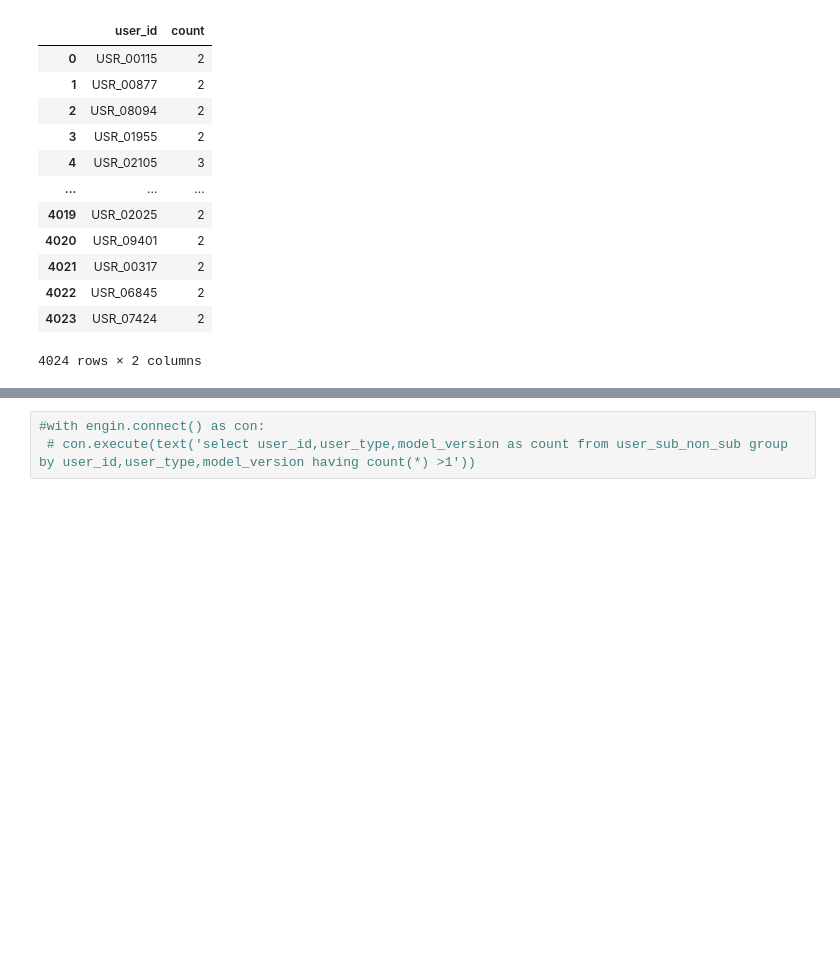
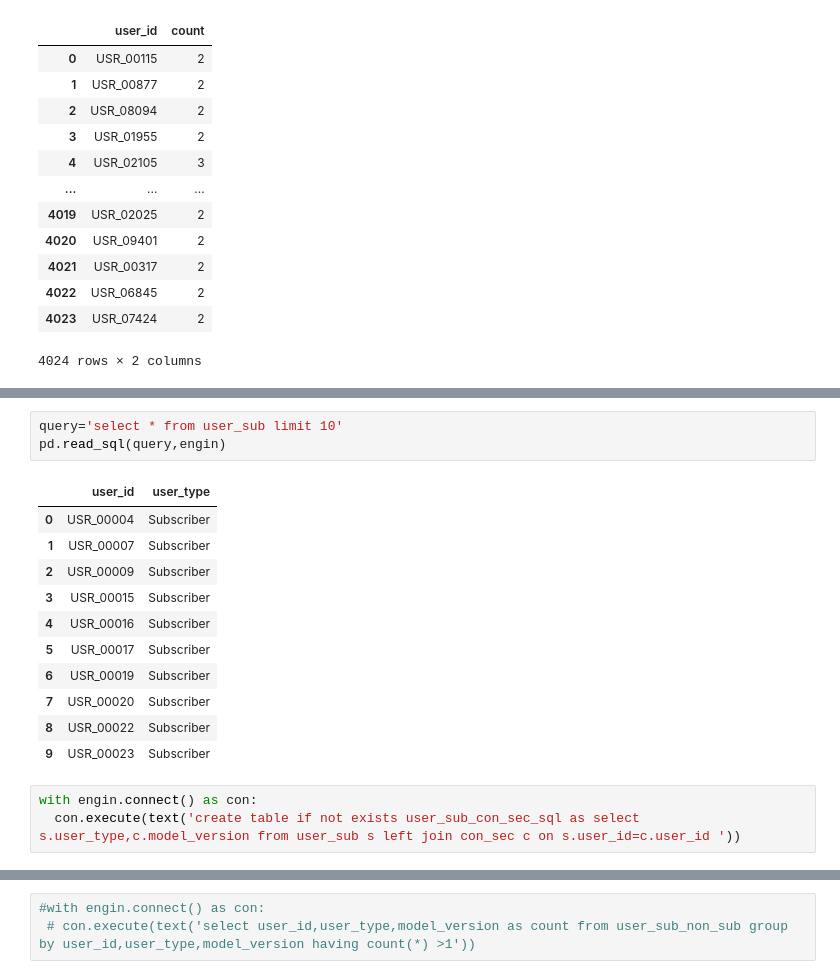
Before and after one commit to vishva0710/ai-chatbot-user-retention-analysis, a Jupyter notebook: AI_Chatbot_User_Retention_Analysis.ipynb, the cells around one changed output, grey strips where cells are left out. Drawn from its saved outputs; the diff is of its cells as text; blank space fills up the shorter version.

```diff
--- a/AI_Chatbot_User_Retention_Analysis.ipynb
+++ b/AI_Chatbot_User_Retention_Analysis.ipynb
@@ -1646,0 +1670,18 @@ pd.read_sql(query,engin)
+# %%
+query='select * from user_sub limit 10'
+pd.read_sql(query,engin)
+# %% [output]
+|  | user_id | user_type |
+| 0 | USR_00004 | Subscriber |
+| 1 | USR_00007 | Subscriber |
+| 2 | USR_00009 | Subscriber |
+| 3 | USR_00015 | Subscriber |
+| 4 | USR_00016 | Subscriber |
+| 5 | USR_00017 | Subscriber |
+| 6 | USR_00019 | Subscriber |
+| 7 | USR_00020 | Subscriber |
+| 8 | USR_00022 | Subscriber |
+| 9 | USR_00023 | Subscriber |
+# %%
+with engin.connect() as con:
+  con.execute(text('create table if not exists user_sub_con_sec_sql as select s.user_type,c.model_version from user_sub s left join con_sec c on s.user_id=c.user_id '))
```
Also changed, not shown: parts of 17 cells of this notebook.
